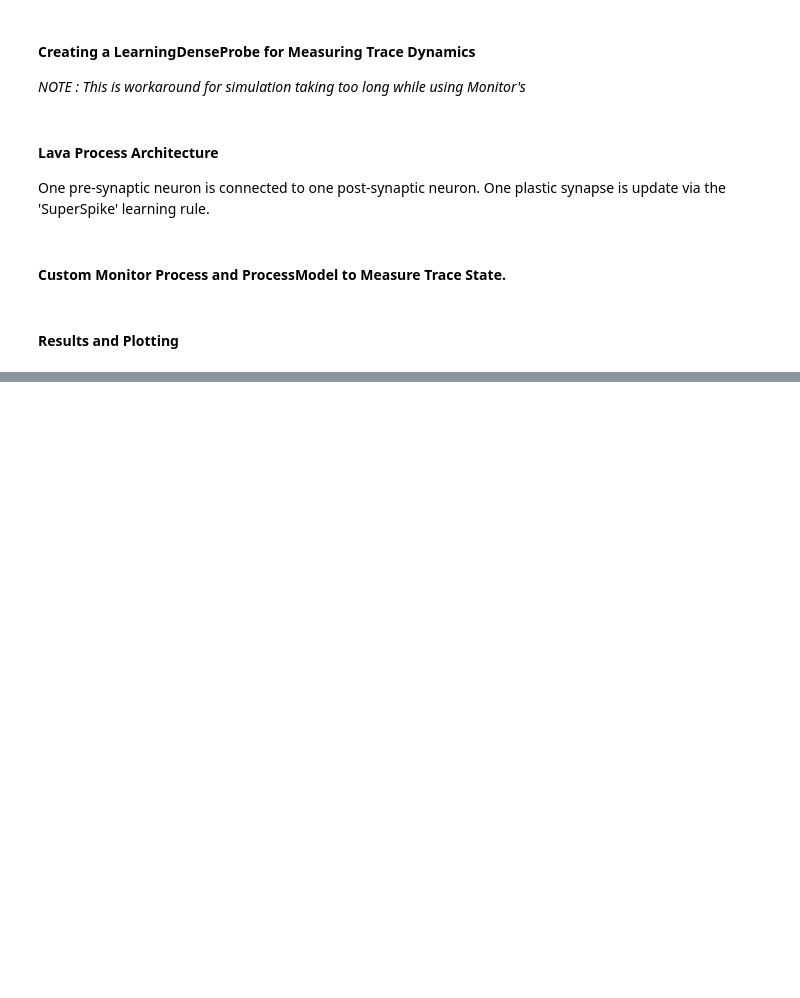
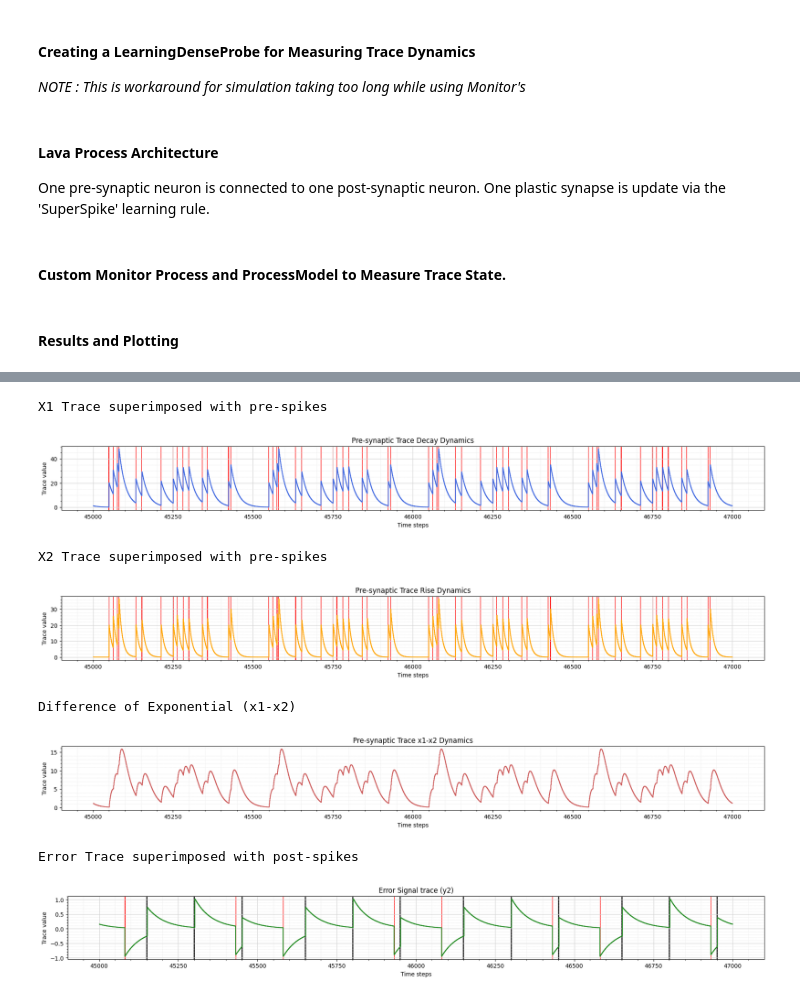
Before and after one commit to lava-nc/lava, a Jupyter notebook: tutorials/in_depth/three_factor_learning/tutorial11_SuperSpike_DoubleExponential.ipynb, the cells around one changed output, grey strips where cells are left out. Cells and saved outputs as stored; diff of their text form; code cells hidden in the pictures; blank space fills up the shorter version.

```diff
--- a/tutorials/in_depth/three_factor_learning/tutorial11_SuperSpike_DoubleExponential.ipynb
+++ b/tutorials/in_depth/three_factor_learning/tutorial11_SuperSpike_DoubleExponential.ipynb
@@ -271 +265,51 @@ plot_time_series(time=time,
+# %%
+print("X1 Trace superimposed with pre-spikes")
+plot_time_series_combo(time=time[starting:ending],
+                       time_series=pre_trace_decay[starting:ending],
+                       ylabel="Trace value",
+                       title="Pre-synaptic Trace Decay Dynamics",
+                       figsize=(22, 2),
+                       colors=['royalblue', 'red'],
+                       spikes=pre_spikes_output
+                       )
+
+print("X2 Trace superimposed with pre-spikes")
+plot_time_series_combo(time=time[starting:ending],
+                       time_series=pre_trace_rise[starting:ending],
+                       ylabel="Trace value",
+                       title="Pre-synaptic Trace Rise Dynamics",
+                       figsize=(22, 2),
+                       colors=['orange','red'],
+                       spikes=pre_spikes_output
+                       )
+
+print("Difference of Exponential (x1-x2)")
+x1_minus_x2 = pre_trace_decay - pre_trace_rise
+plot_time_series(time=time[starting:ending],
+                 time_series=x1_minus_x2[starting:ending],
+                 ylabel="Trace value",
+                 title="Pre-synaptic Trace x1-x2 Dynamics",
+                 figsize=(22, 2),
+                 color='indianred')
+
+print("Error Trace superimposed with post-spikes")
+plot_time_series_combo(time=time[starting:ending],
+                       time_series=y2_[starting:ending],
+                       ylabel="Trace value",
+                       title="Error Signal trace (y2)",
+                       figsize=(22, 2),
+                       colors=['forestgreen','red', 'black'],
+                       spikes=post_spikes_output,
+                       spikes_target=target_spike,
+                       target=True
+                       )
+# %% [output]
+X1 Trace superimposed with pre-spikes
+[figure, added]
+X2 Trace superimposed with pre-spikes
+[figure, added]
+Difference of Exponential (x1-x2)
+[figure, added]
+Error Trace superimposed with post-spikes
+[figure, added]
 # %%
```
Also changed, not shown: parts of 15 cells of this notebook, 2 other files.
